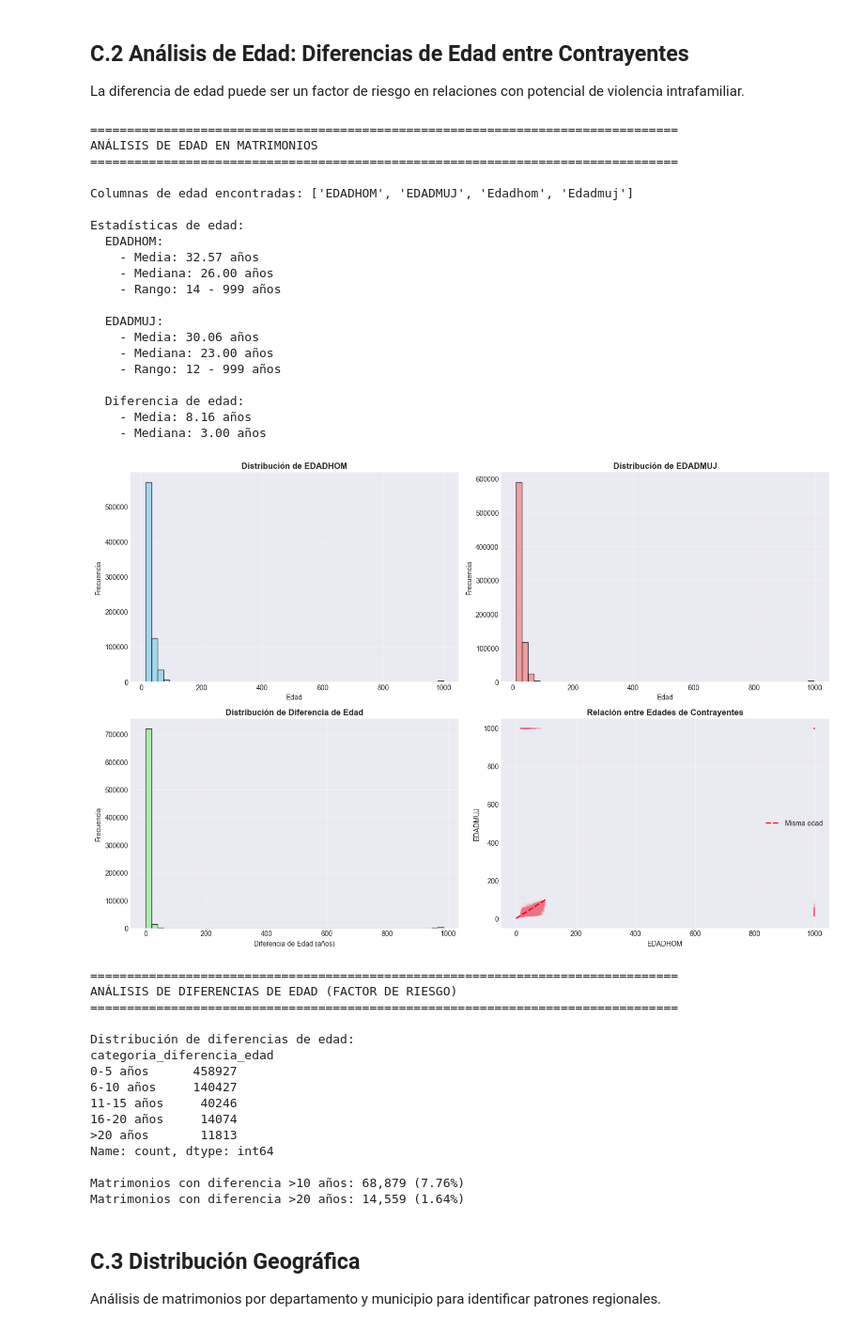
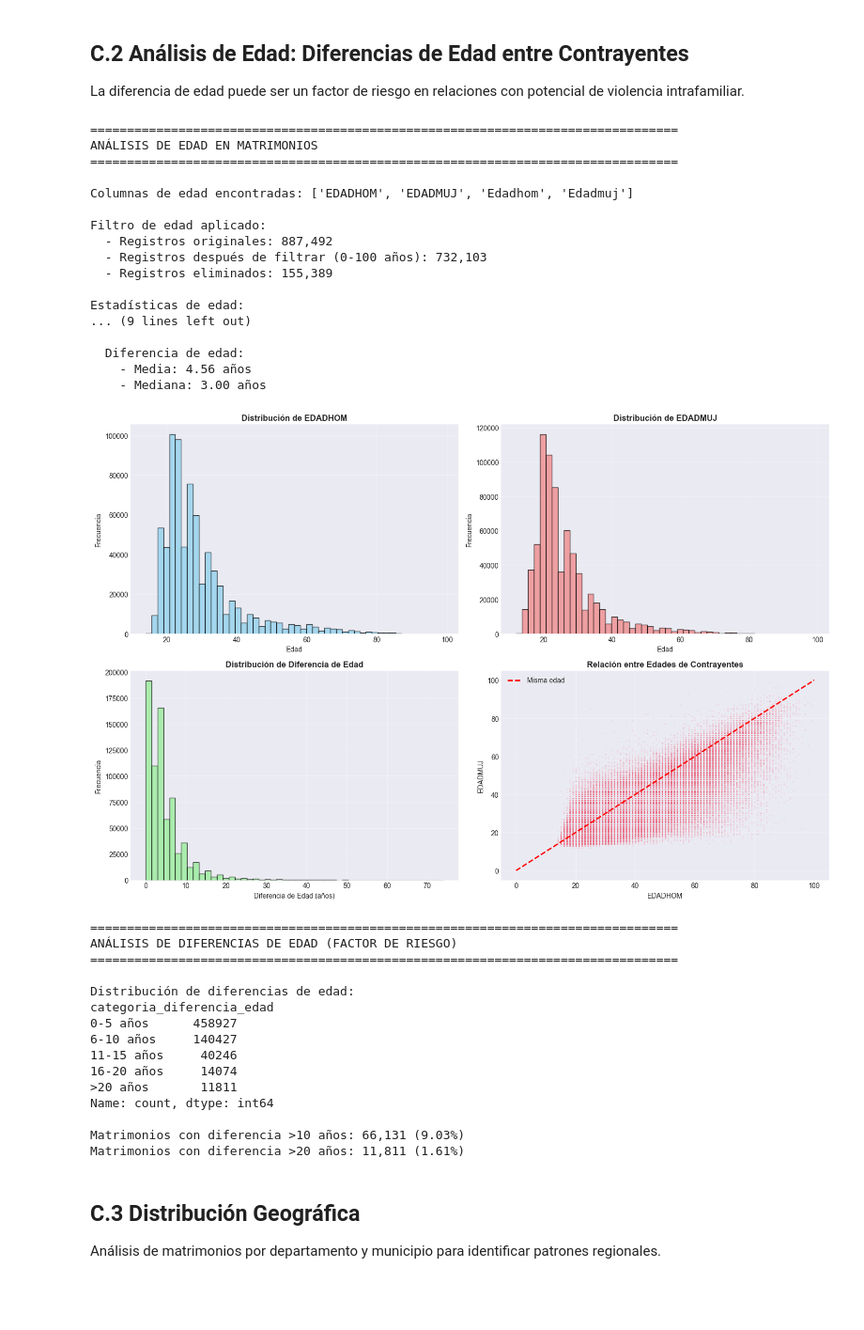
Before and after one commit to FerAHMz/proy1-md, a Jupyter notebook: data-analist-matrimonios/analisis_matrimonios.ipynb, the cells around one changed output. Shown at 94% size. Drawn from its saved outputs; the diff is of its cells as text; code cells hidden in the pictures; blank space fills up the shorter version.

```diff
--- a/data-analist-matrimonios/analisis_matrimonios.ipynb
+++ b/data-analist-matrimonios/analisis_matrimonios.ipynb
@@ -852,8 +864,22 @@ if len(columnas_edad) >= 2:
     edad_col1 = columnas_edad[0]
     edad_col2 = columnas_edad[1] if len(columnas_edad) > 1 else columnas_edad[0]
 
+    # Filtrar datos: mantener solo edades entre 0 y 100 años (rango realista)
+    df_edad_filtrado = df_matrimonios[
+        (df_matrimonios[edad_col1] >= 0) & (df_matrimonios[edad_col1] <= 100) &
+        (df_matrimonios[edad_col2] >= 0) & (df_matrimonios[edad_col2] <= 100)
+    ].copy()
+
+    print(f"\nFiltro de edad aplicado:")
+    print(f"  - Registros originales: {len(df_matrimonios):,}")
+    print(f"  - Registros después de filtrar (0-100 años): {len(df_edad_filtrado):,}")
+    print(f"  - Registros eliminados: {len(df_matrimonios) - len(df_edad_filtrado):,}")
+
     # Calcular diferencia de edad
-    df_matrimonios['diferencia_edad'] = abs(df_matrimonios[edad_col1] - df_matrimonios[edad_col2])
+    df_edad_filtrado['diferencia_edad'] = abs(df_edad_filtrado[edad_col1] - df_edad_filtrado[edad_col2])
+
+    # Actualizar df_matrimonios con los datos filtrados
+    df_matrimonios = df_edad_filtrado
 
     print(f"\nEstadísticas de edad:")
     print(f"  {edad_col1}:")
@@ -907,44 +933,41 @@ if len(columnas_edad) >= 2:
 
     # Análisis de grupos de riesgo por diferencia de edad
     print(f"\n{'='*80}")
     print("ANÁLISIS DE DIFERENCIAS DE EDAD (FACTOR DE RIESGO)")
     print("="*80)
 
     # Categorizar diferencias de edad
     df_matrimonios['categoria_diferencia_edad'] = pd.cut(df_matrimonios['diferencia_edad'],
                                                           bins=[0, 5, 10, 15, 20, 100],
                                                           labels=['0-5 años', '6-10 años', '11-15 años', '16-20 años', '>20 años'])
 
     tabla_diferencia = df_matrimonios['categoria_diferencia_edad'].value_counts().sort_index()
     print("\nDistribución de diferencias de edad:")
     print(tabla_diferencia)
     print(f"\nMatrimonios con diferencia >10 años: {(df_matrimonios['diferencia_edad'] > 10).sum():,} ({(df_matrimonios['diferencia_edad'] > 10).sum()/len(df_matrimonios)*100:.2f}%)")
     print(f"Matrimonios con diferencia >20 años: {(df_matrimonios['diferencia_edad'] > 20).sum():,} ({(df_matrimonios['diferencia_edad'] > 20).sum()/len(df_matrimonios)*100:.2f}%)")
 
 else:
     print("\nNo se encontraron suficientes columnas de edad para el análisis.")
 # %% [output]
 ================================================================================
 ANÁLISIS DE EDAD EN MATRIMONIOS
 ================================================================================
 
 Columnas de edad encontradas: ['EDADHOM', 'EDADMUJ', 'Edadhom', 'Edadmuj']
 
+Filtro de edad aplicado:
+  - Registros originales: 887,492
+  - Registros después de filtrar (0-100 años): 732,103
+  - Registros eliminados: 155,389
+
 Estadísticas de edad:
-  EDADHOM:
-    - Media: 32.57 años
-    - Mediana: 26.00 años
-    - Rango: 14 - 999 años
-
-  EDADMUJ:
-    - Media: 30.06 años
-    - Mediana: 23.00 años
-    - Rango: 12 - 999 años
+... (9 lines left out)
 
   Diferencia de edad:
-    - Media: 8.16 años
+    - Media: 4.56 años
     - Mediana: 3.00 años
-[figure, old version]
+[figure, new version]
 ================================================================================
 ANÁLISIS DE DIFERENCIAS DE EDAD (FACTOR DE RIESGO)
 ================================================================================
@@ -955,11 +978,11 @@ categoria_diferencia_edad
 6-10 años     140427
 11-15 años     40246
 16-20 años     14074
->20 años       11813
+>20 años       11811
 Name: count, dtype: int64
 
-Matrimonios con diferencia >10 años: 68,879 (7.76%)
-Matrimonios con diferencia >20 años: 14,559 (1.64%)
+Matrimonios con diferencia >10 años: 66,131 (9.03%)
+Matrimonios con diferencia >20 años: 11,811 (1.61%)
 # %% [markdown]
 ## C.3 Distribución Geográfica
 
```
Also changed, not shown: parts of 5 cells of this notebook.
